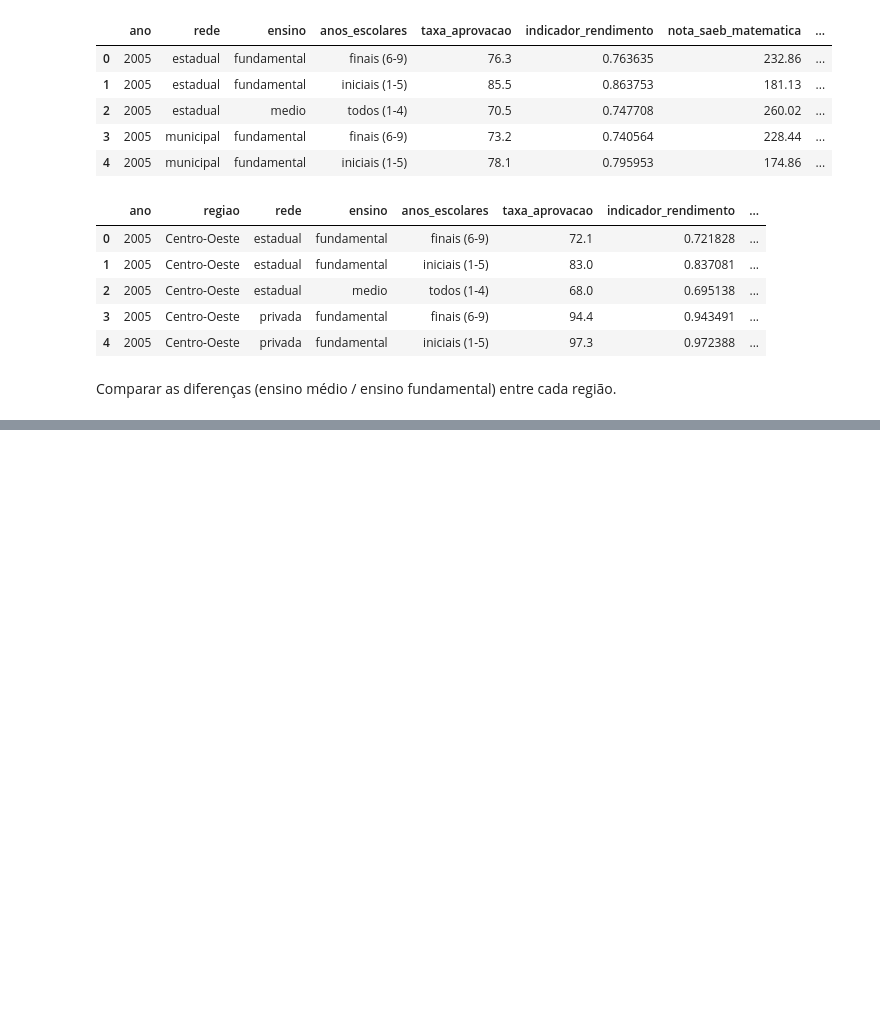
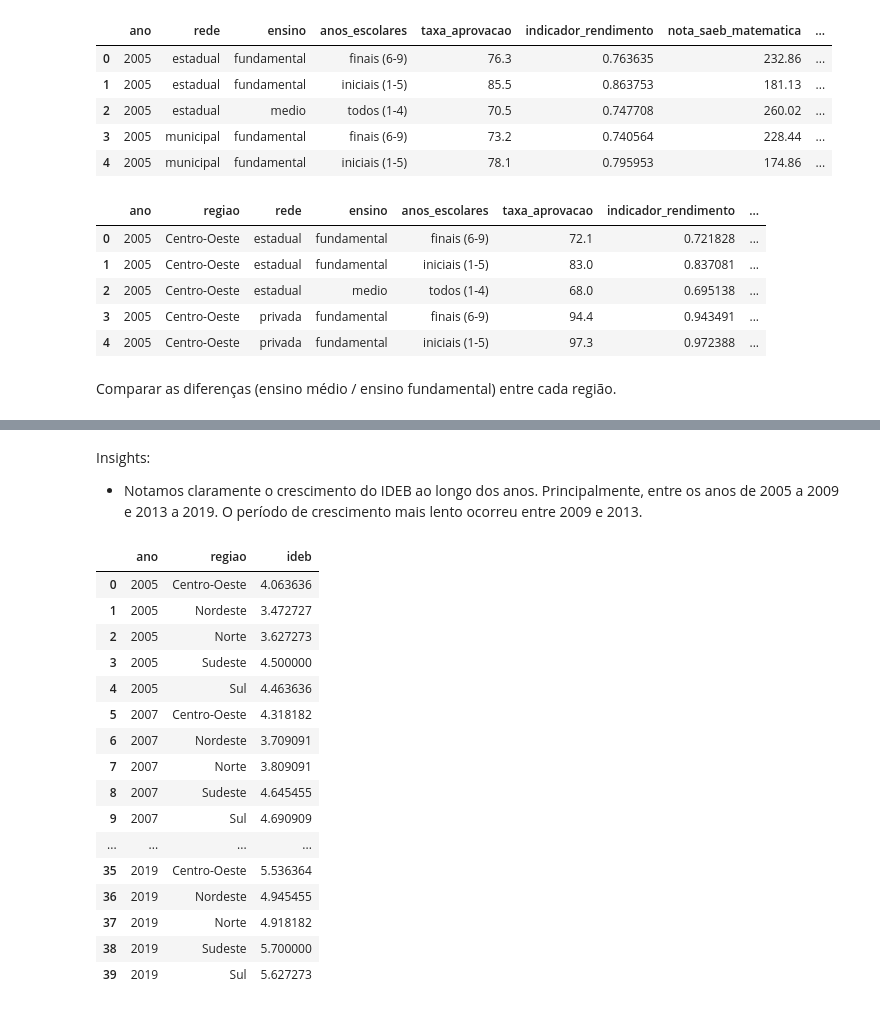
Before and after one commit to gustavolenin/-ndice-de-Desenvolvimento-da-Educa-o-B-sica-Ideb-, a Jupyter notebook: Índice_de_Desenvolvimento_da_Educação_Básica_(Ideb).ipynb, the cells around one changed output, grey strips where cells are left out. Drawn from its saved outputs; the diff is of its cells as text; code cells hidden in the pictures; blank space fills up the shorter version.

```diff
--- a/Índice_de_Desenvolvimento_da_Educação_Básica_(Ideb).ipynb
+++ b/Índice_de_Desenvolvimento_da_Educação_Básica_(Ideb).ipynb
@@ -518,0 +551,23 @@ data = df_regiao.groupby(['regiao','rede','ensino']).ideb.mean().reset_index()
+# %% [markdown]
+Insights:
+* Notamos claramente o crescimento do IDEB ao longo dos anos. Principalmente, entre os anos de 2005 a 2009 e 2013 a 2019. O período de crescimento mais lento ocorreu entre 2009 e 2013.
+# %%
+data
+# %% [output]
+|  | ano | regiao | ideb |
+| 0 | 2005 | Centro-Oeste | 4.063636 |
+| 1 | 2005 | Nordeste | 3.472727 |
+| 2 | 2005 | Norte | 3.627273 |
+| 3 | 2005 | Sudeste | 4.500000 |
+| 4 | 2005 | Sul | 4.463636 |
+| 5 | 2007 | Centro-Oeste | 4.318182 |
+| 6 | 2007 | Nordeste | 3.709091 |
+| 7 | 2007 | Norte | 3.809091 |
+| 8 | 2007 | Sudeste | 4.645455 |
+| 9 | 2007 | Sul | 4.690909 |
+| ... | ... | ... | ... |
+| 35 | 2019 | Centro-Oeste | 5.536364 |
+| 36 | 2019 | Nordeste | 4.945455 |
+| 37 | 2019 | Norte | 4.918182 |
+| 38 | 2019 | Sudeste | 5.700000 |
+| 39 | 2019 | Sul | 5.627273 |
```
Also changed, not shown: parts of 6 cells of this notebook.
